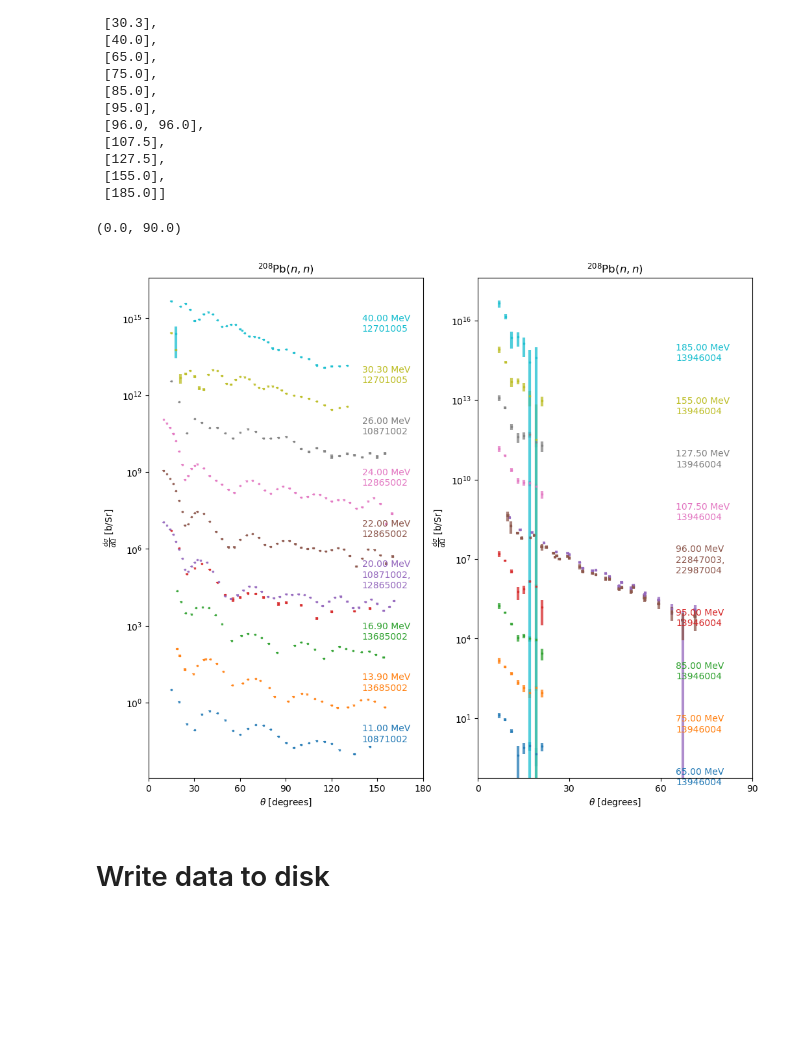
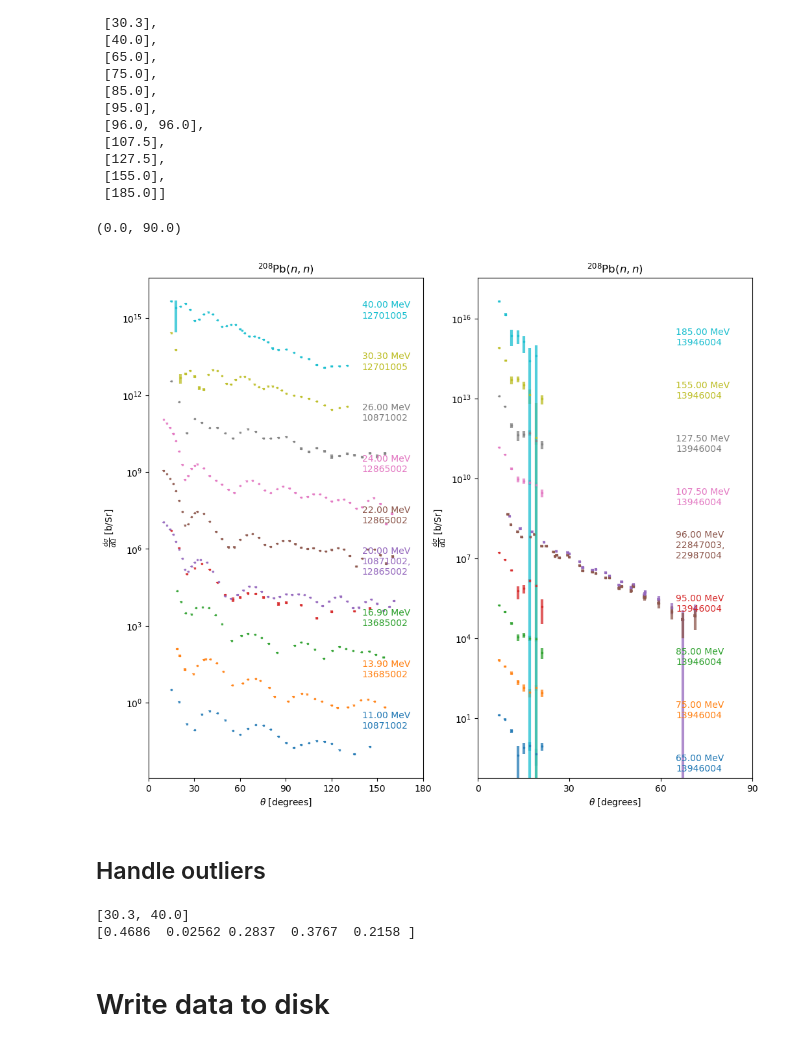
Before and after one commit to beykyle/elm, a Jupyter notebook: data/elastic/Pb208.ipynb, the cells around one changed output. Cells and saved outputs as stored; diff of their text form; code cells hidden in the pictures; blank space fills up the shorter version.

```diff
--- a/data/elastic/Pb208.ipynb
+++ b/data/elastic/Pb208.ipynb
@@ -263,11 +230,12 @@ Found subentry 14317002 with the following columns:
 Found subentry 14317003 with the following columns:
 ['ERR-1', 'ERR-2', 'EN', 'ANG-CM', 'DATA-CM', 'ERR-T']
 # %%
+# two norm uncertainties are reported, we take the largest
 entries_nn["22847"] = reattempt_parse(
     failed_parses_nn["22847"],
     parsing_kwargs={
-        "err_labels": [ "ERR-T", "ERR-2"],
-        "err_treatment": "independent",
+        "statistical_err_labels": ["ERR-T"],
+        "systematic_err_labels": ["ERR-2"],
     },
 )
 # %% [output]
@@ -277,8 +245,8 @@ Found subentry 22847003 with the following columns:
 entries_nn["22987"] = reattempt_parse(
     failed_parses_nn["22987"],
     parsing_kwargs={
-        "err_labels": ["ERR-T", "ERR-1","ERR-3"],
-        "err_treatment": "independent",
+        "statistical_err_labels": ["ERR-T"],
+        "systematic_err_labels": ["ERR-1", "ERR-3"],
     },
 )
 # %% [output]
@@ -296,9 +260,7 @@ del entries_nn['14317'] # duplicate
 # %% [markdown]
 ## Plot $(p,p)$
 # %%
-measurements_categorized = exfor_tools.categorize_measurements_by_energy(
-    entries_pp, min_num_pts=4
-)
+measurements_categorized = exfor_tools.categorize_measurements_by_energy(entries_pp)
 # %%
 [[m.Einc for m in l] for l in measurements_categorized]
 # %% [output]
@@ -372,16 +345,16 @@ measurements_categorized = exfor_tools.categorize_measurements_by_energy(
  [('O0302002', 160.0)],
  [('O0287002', 185.0)]]
 # %%
-n_per_plot = 6
+n_per_plot = 4
 N = len(measurements_categorized)
 num_plots = N // n_per_plot
 left_over = N % n_per_plot
 if left_over > 0:
     num_plots += 1
 
-label_xloc= [160,140,50]
+label_xloc= [160,50]
 
-fig, axes = plt.subplots(1, num_plots, figsize=(6 * num_plots, 10))
+fig, axes = plt.subplots(1, num_plots, figsize=(6 * num_plots, 5))
 if not isinstance(axes,np.ndarray):
     axes = [axes]
 
@@ -399,7 +372,7 @@ for i in range(num_plots):
         rxn_label=list(entries_ppr.values())[0].rxn,
         label_kwargs={
             "label_xloc_deg": label_xloc[i],
-            "label_offset_factor": 0.01,
+            "label_offset_factor": 0.5,
             "label_energy_err": False,
             "label_offset": False,
             "label_incident_energy": True,
@@ -447,40 +430,52 @@ num_plots = N // n_per_plot
 left_over = N % n_per_plot
 if left_over > 0:
     num_plots += 1
-label_xloc= [140,65]
+label_xloc = [140, 65]
 
 fig, axes = plt.subplots(1, num_plots, figsize=(6 * num_plots, 10))
-if not isinstance(axes,np.ndarray):
+if not isinstance(axes, np.ndarray):
     axes = [axes]
 
 for i in range(num_plots):
     idx0 = i * n_per_plot
     if i == num_plots - 1:
         idxf = N
     else:
         idxf = (i + 1) * n_per_plot
 
     exfor_tools.plot_angular_distributions(
         measurements_categorized[idx0:idxf],
         axes[i],
         offsets=100,
         data_symbol=list(entries_nn.values())[0].data_symbol,
         rxn_label=list(entries_nn.values())[0].rxn,
         label_kwargs={
             "label_xloc_deg": label_xloc[i],
-            "label_offset_factor": 0.03,
+            "label_offset_factor": 0.1,
             "label_energy_err": False,
             "label_offset": False,
             "label_incident_energy": True,
             "label_excitation_energy": False,
             "label_exfor": True,
         },
     )
-#axes[0].set_xlim([-20, 180])
-axes[1].set_xlim([0,90])
+# axes[0].set_xlim([-20, 180])
+axes[1].set_xlim([0, 90])
 # %% [output]
 (0.0, 90.0)
-[figure, old version]
+[figure, new version]
+# %% [markdown]
+## Handle outliers
+# %%
+print([m.Einc for m in entries_nn['12701'].measurements])
+
+print(entries_nn['12701'].measurements[1].y[:5])
+entries_nn['12701'].measurements[1].y[1] *= 10
+entries_nn['12701'].measurements[1].y_err[1] *= 10
+entries_nn['12701'].measurements[1].notes = ["2nd point increased by a factor of 10"]
+# %% [output]
+[30.3, 40.0]
+[0.4686  0.02562 0.2837  0.3767  0.2158 ]
 # %% [markdown]
 # Write data to disk
 # %%
```
Also changed, not shown: parts of 34 cells of this notebook, 18 other files.
